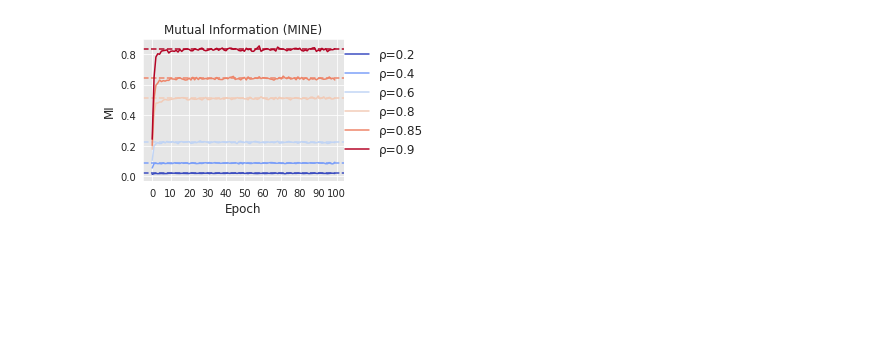
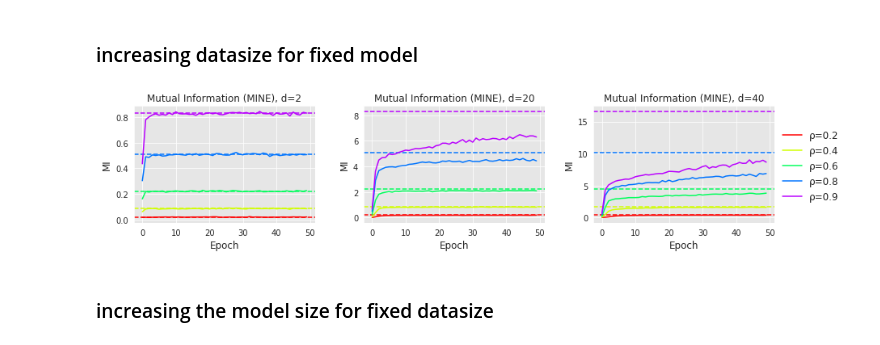
Before and after one commit to AdityaGolatkar/Mutual-Information, a Jupyter notebook: plots.ipynb, the cells around one changed output. Cells and saved outputs as stored; diff of their text form; code cells hidden in the pictures; blank space fills up the shorter version.

Commit message:
plots

```diff
--- a/plots.ipynb
+++ b/plots.ipynb
@@ -66,5 +67,16 @@ def mi_plot(ax, experiments, rho_list, title='Mutual Information', labels=None):
     #ax.legend(prop={'size': 10},frameon=False)
-# %%
-experiments = ['mnist_sample_exp_0.2_mi','mnist_sample_exp_0.4_mi','mnist_sample_exp_0.6_mi','mnist_sample_exp_0.8_mi','mnist_sample_exp_0.85_mi','mnist_sample_exp_0.9_mi']
+# %% [markdown]
+### increasing datasize for fixed model
+# %%
+def get_exp_list(dim_size):
+
+    experiments = ['mnist_sample_exp_{0}d_0.2_mi'.format(str(2*dim_size[0])),\
+                   'mnist_sample_exp_{0}d_0.4_mi'.format(str(2*dim_size[1])),\
+                   'mnist_sample_exp_{0}d_0.6_mi'.format(str(2*dim_size[2])),\
+                   'mnist_sample_exp_{0}d_0.8_mi'.format(str(2*dim_size[3])),\
+                   'mnist_sample_exp_{0}d_0.9_mi'.format(str(2*dim_size[4]))]
+    return experiments
 # %%
-rho_list = [0.2,0.4,0.6,0.8,0.85,0.9]
+rho_list = [0.2,0.4,0.6,0.8,0.9]
+# %%
+d_list = np.array([1,1,1,1,1])
@@ -71,6 +85,14 @@ rho_list = [0.2,0.4,0.6,0.8,0.85,0.9]
 # %%
-fig, (ax1) = plt.subplots(1, 1, figsize=(1 + 1*2.6, 2.6), sharey=False)
-mi_plot(ax1,experiments=experiments,rho_list=rho_list,title='Mutual Information (MINE)',labels=rho_list)
-fig.savefig('Plots/mi.pdf', format='pdf', bbox_inches='tight' )
+fig, (ax1,ax2,ax3) = plt.subplots(1, 3, figsize=(1 + 3*4, 3), sharey=False)
+mi_plot(ax1,experiments=get_exp_list(d_list),rho_list=rho_list,d_list=d_list,\
+        title='Mutual Information (MINE), d=2',labels=rho_list,hide_leg=True)
+mi_plot(ax2,experiments=get_exp_list(10*d_list),rho_list=rho_list,d_list=10*d_list,\
+        title='Mutual Information (MINE), d=20',labels=rho_list,hide_leg=True)
+mi_plot(ax3,experiments=get_exp_list(20*d_list),rho_list=rho_list,d_list=20*d_list,\
+        title='Mutual Information (MINE), d=40',labels=rho_list)
+fig.tight_layout()
+fig.savefig('Plots/increasing_datasize.pdf', format='pdf', bbox_inches='tight' )
 # %% [output]
-[figure, old version]
+[figure, new version]
+# %% [markdown]
+### increasing the model size for fixed datasize
```
Also changed, not shown: parts of 7 cells of this notebook, 4 other files.
